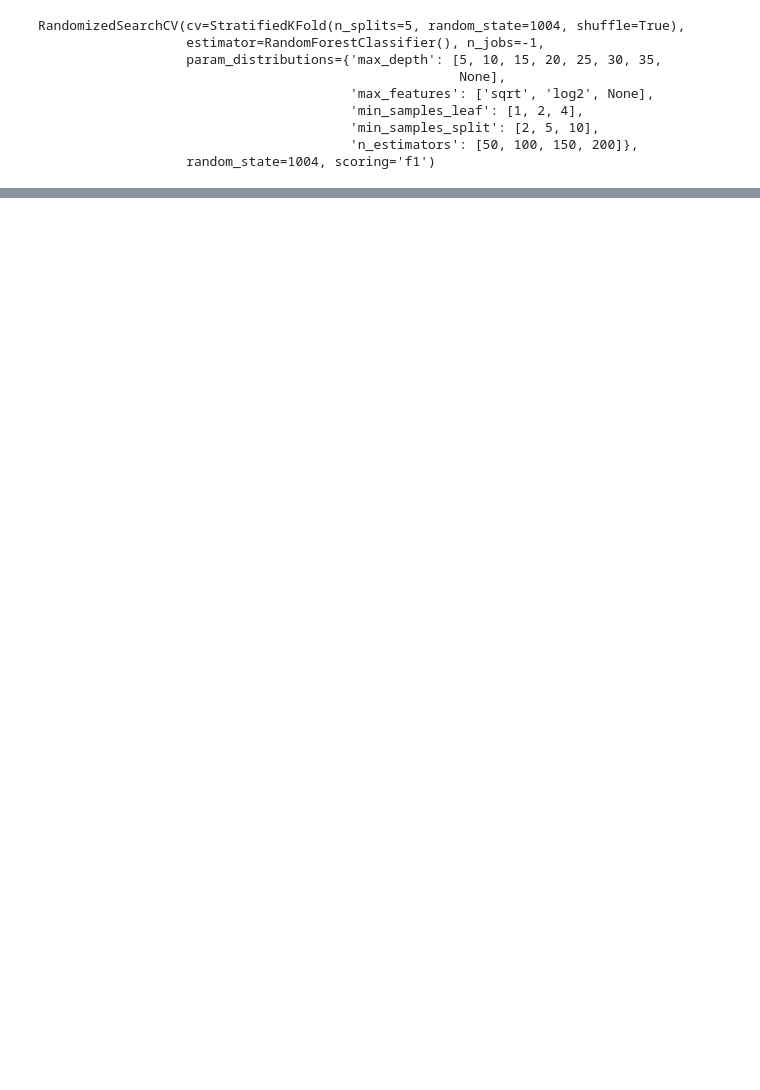
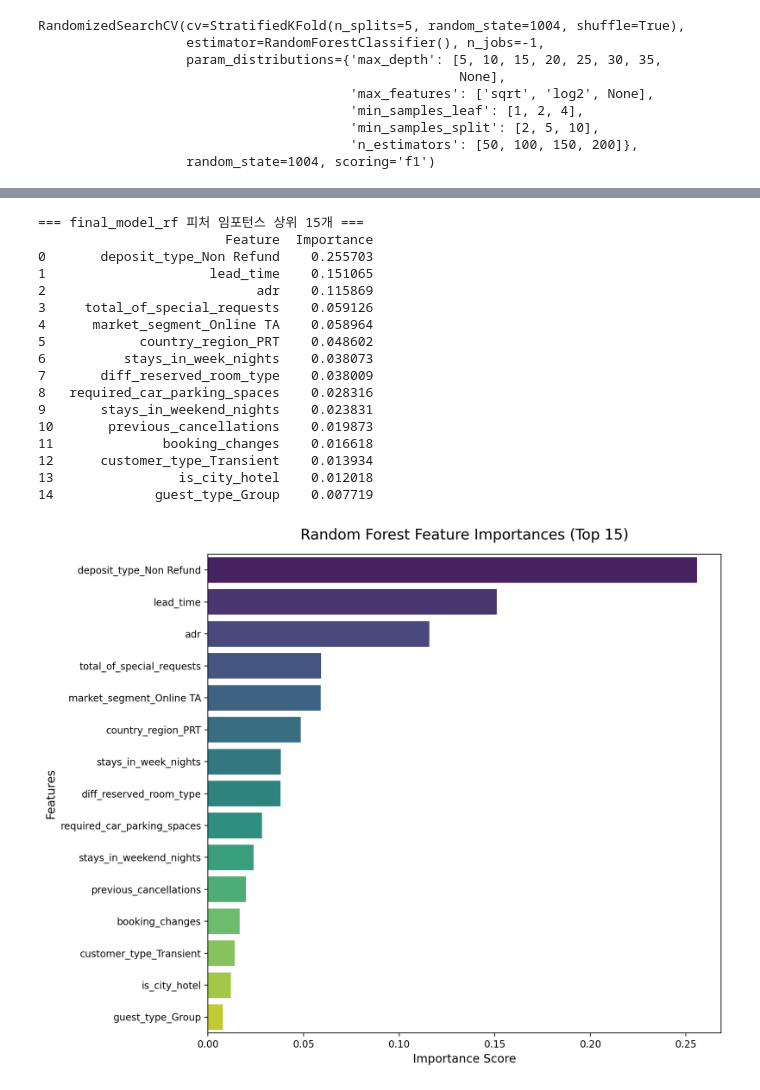
Before and after one commit to SKNETWORKS-FAMILY-AICAMP/SKN30-2nd-3Team, a Jupyter notebook: modeling/ml/randomforest.ipynb, the cells around one changed output, grey strips where cells are left out. Cells and saved outputs as stored; diff of their text form; code cells hidden in the pictures; blank space fills up the shorter version.

```diff
--- a/modeling/ml/randomforest.ipynb
+++ b/modeling/ml/randomforest.ipynb
@@ -265,0 +278,43 @@ print(f"\n전송 완료 {output_dir}/rf_result.csv")
+# %%
+importances = final_model_rf.feature_importances_
+
+feature_names = X_train.columns
+rf_importances = pd.DataFrame({"Feature": feature_names, "Importance": importances})
+
+
+rf_importances = rf_importances.sort_values(by="Importance", ascending=False).reset_index(
+    drop=True
+)
+
+print("=== final_model_rf 피처 임포턴스 상위 15개 ===")
+print(rf_importances.head(15))
+
+
+plt.figure(figsize=(10, 8))
+
+sns.barplot(x="Importance", y="Feature", data=rf_importances.head(15), palette="viridis")
+
+plt.title("Random Forest Feature Importances (Top 15)", fontsize=15, pad=15)
+plt.xlabel("Importance Score", fontsize=12)
+plt.ylabel("Features", fontsize=12)
+plt.tight_layout()
+plt.show()
+# %% [output]
+=== final_model_rf 피처 임포턴스 상위 15개 ===
+                        Feature  Importance
+0       deposit_type_Non Refund    0.255703
+1                     lead_time    0.151065
+2                           adr    0.115869
+3     total_of_special_requests    0.059126
+4      market_segment_Online TA    0.058964
+5            country_region_PRT    0.048602
+6          stays_in_week_nights    0.038073
+7       diff_reserved_room_type    0.038009
+8   required_car_parking_spaces    0.028316
+9       stays_in_weekend_nights    0.023831
+10       previous_cancellations    0.019873
+11              booking_changes    0.016618
+12      customer_type_Transient    0.013934
+13                is_city_hotel    0.012018
+14             guest_type_Group    0.007719
+[figure, added]
```
Also changed, not shown: parts of 21 cells of this notebook.
